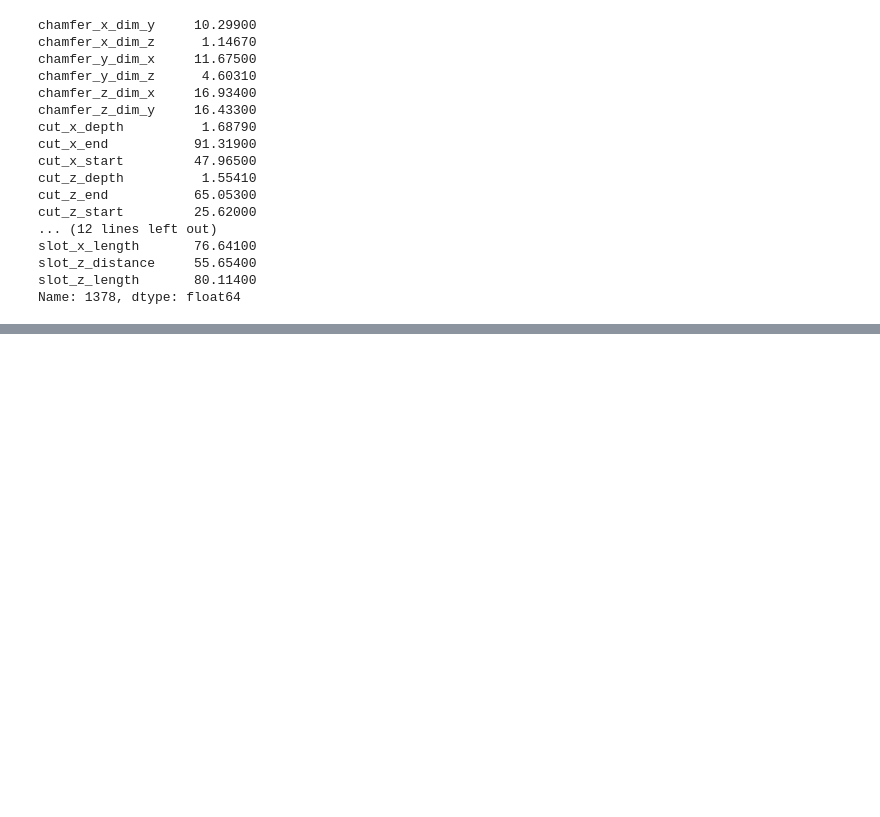
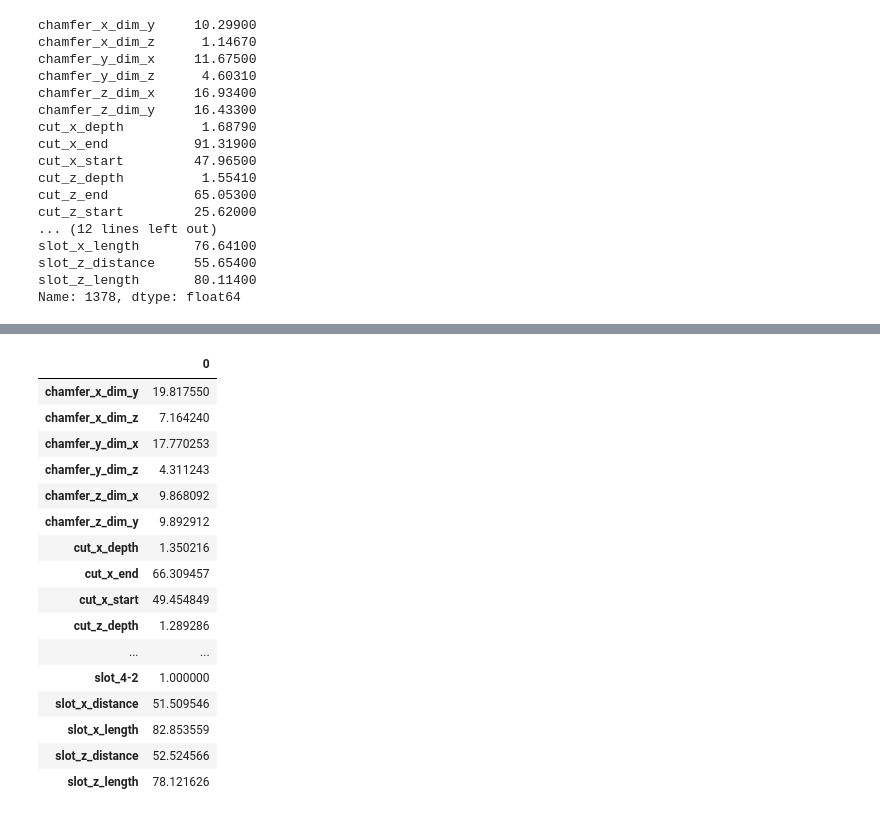
Before and after one commit to francoisbrouet/sep24_cds_int_us-welding, a Jupyter notebook: notebooks/7-optimization.ipynb, the cells around one changed output, grey strips where cells are left out. Drawn from its saved outputs; the diff is of its cells as text; code cells hidden in the pictures; blank space fills up the shorter version.

```diff
--- a/notebooks/7-optimization.ipynb
+++ b/notebooks/7-optimization.ipynb
@@ -887,0 +920,3 @@ Name: 1378, dtype: float64
+# %%
+# Reinitialize the weights
+weights = [1, 1, 1]
@@ -887,0 +981,19 @@ Name: 1378, dtype: float64
+# %%
+# Find the global minimum of a multivariate function
+# - Derivative-free optimizer)
+# - Can search large areas of candidate space
+
+res_de = differential_evolution(
+            f_cost_01,
+            args=(weights, 4, 2),  # constants
+            bounds=var_bounds,
+            maxiter=30,
+            polish=False
+        )
+xsol_de = res_de.x
+print('Success:', res_de.success)
+print('Optimal x:', xsol_de)
+print('Optimal cost:', res_de.fun)
+print('Cost long. freq.:', f_cost_long_freq(xsol_de))
+print('Cost all freq.:', f_cost_all_freq_01(xsol_de))
+print('Cost NRDD:', f_cost_nrdd(xsol_de))
@@ -887,0 +1011,17 @@ Name: 1378, dtype: float64
+# %%
+# Minimization of scaler function using the Nelder-Mead algorithm
+res_denm = minimize(
+            f_cost_01,
+            x0=xsol_de,
+            args=(weights, 4, 2),  # constants
+            method='Nelder-Mead',
+            bounds=var_bounds,
+            options={'disp': True, 'maxiter': 1000}
+        )
+xvar_07 = res_denm.x
+print('Success:', res_denm.success)
+print('Optimal x:', xvar_07)
+print('Optimal cost:', res_denm.fun)
+print('Cost long. freq.:', f_cost_long_freq(xvar_07))
+print('Cost all freq.:', f_cost_all_freq_01(xvar_07))
+print('Cost NRDD:', f_cost_nrdd(xvar_07))
@@ -887,0 +1039,22 @@ Name: 1378, dtype: float64
+# %%
+# Display the parameters for x_07, sorted alphabetically
+x_07 = f_xvar2x(xvar_07, 4, 2)
+pd.DataFrame(x_07, index=lst_cols).sort_index()
+# %% [output]
+|  | 0 |
+| chamfer_x_dim_y | 19.817550 |
+| chamfer_x_dim_z | 7.164240 |
+| chamfer_y_dim_x | 17.770253 |
+| chamfer_y_dim_z | 4.311243 |
+| chamfer_z_dim_x | 9.868092 |
+| chamfer_z_dim_y | 9.892912 |
+| cut_x_depth | 1.350216 |
+| cut_x_end | 66.309457 |
+| cut_x_start | 49.454849 |
+| cut_z_depth | 1.289286 |
+| ... | ... |
+| slot_4-2 | 1.000000 |
+| slot_x_distance | 51.509546 |
+| slot_x_length | 82.853559 |
+| slot_z_distance | 52.524566 |
+| slot_z_length | 78.121626 |
```
Also changed, not shown: parts of 14 cells of this notebook.
